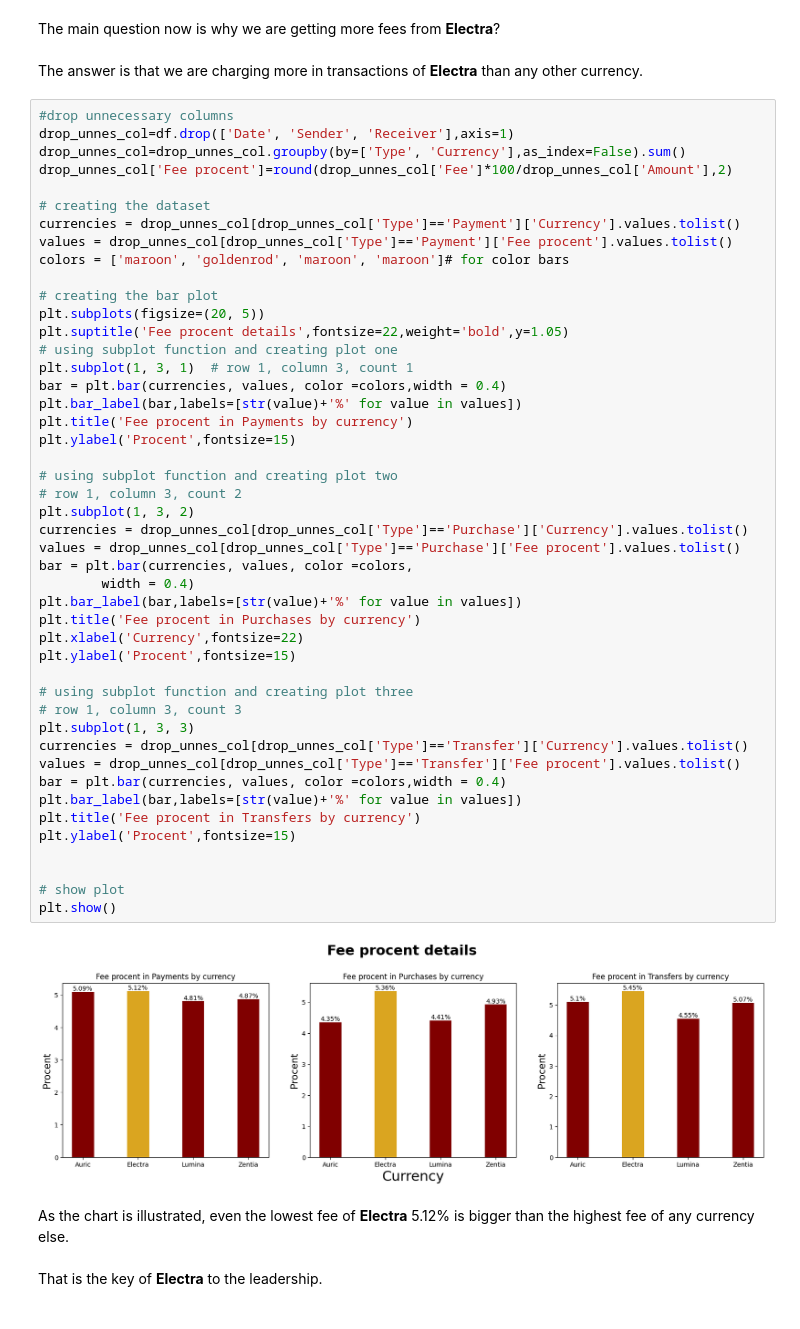
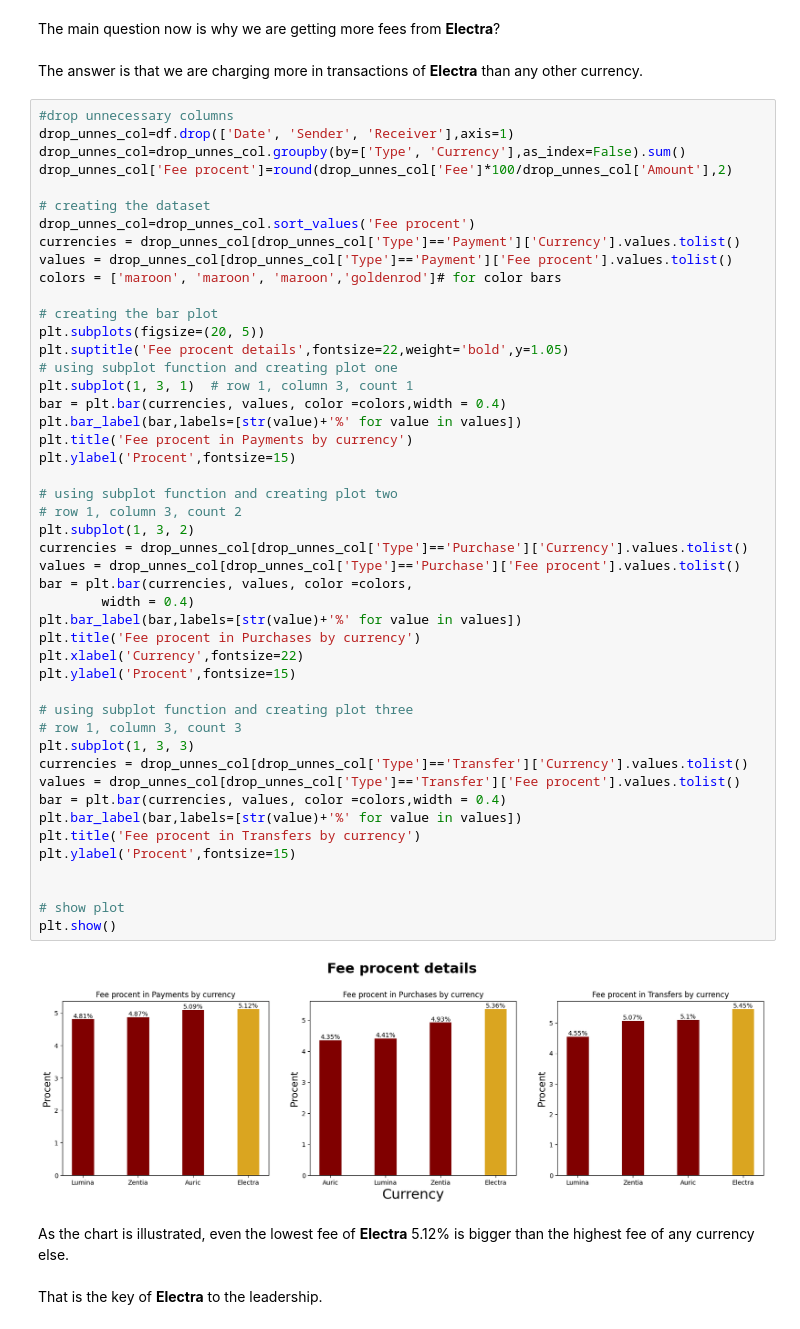
Before and after one commit to DzmitryPihulski/Cleaning-and-describing-dataset, a Jupyter notebook: Cleaning and describing a dataset.ipynb, the cells around one changed output. Drawn from its saved outputs; the diff is of its cells as text.

```diff
--- a/Cleaning and describing a dataset.ipynb
+++ b/Cleaning and describing a dataset.ipynb
@@ -270,9 +274,10 @@ drop_unnes_col=drop_unnes_col.groupby(by=['Type', 'Currency'],as_index=False).su
 drop_unnes_col['Fee procent']=round(drop_unnes_col['Fee']*100/drop_unnes_col['Amount'],2)
 
 # creating the dataset
+drop_unnes_col=drop_unnes_col.sort_values('Fee procent')
 currencies = drop_unnes_col[drop_unnes_col['Type']=='Payment']['Currency'].values.tolist()
 values = drop_unnes_col[drop_unnes_col['Type']=='Payment']['Fee procent'].values.tolist()
-colors = ['maroon', 'goldenrod', 'maroon', 'maroon']# for color bars
+colors = ['maroon', 'maroon', 'maroon','goldenrod']# for color bars
 
 # creating the bar plot
 plt.subplots(figsize=(20, 5))
@@ -283,34 +288,34 @@ bar = plt.bar(currencies, values, color =colors,width = 0.4)
 plt.bar_label(bar,labels=[str(value)+'%' for value in values])
 plt.title('Fee procent in Payments by currency')
 plt.ylabel('Procent',fontsize=15)
 
 # using subplot function and creating plot two
 # row 1, column 3, count 2
 plt.subplot(1, 3, 2)
 currencies = drop_unnes_col[drop_unnes_col['Type']=='Purchase']['Currency'].values.tolist()
 values = drop_unnes_col[drop_unnes_col['Type']=='Purchase']['Fee procent'].values.tolist()
 bar = plt.bar(currencies, values, color =colors,
         width = 0.4)
 plt.bar_label(bar,labels=[str(value)+'%' for value in values])
 plt.title('Fee procent in Purchases by currency')
 plt.xlabel('Currency',fontsize=22)
 plt.ylabel('Procent',fontsize=15)
 
 # using subplot function and creating plot three
 # row 1, column 3, count 3
 plt.subplot(1, 3, 3)
 currencies = drop_unnes_col[drop_unnes_col['Type']=='Transfer']['Currency'].values.tolist()
 values = drop_unnes_col[drop_unnes_col['Type']=='Transfer']['Fee procent'].values.tolist()
 bar = plt.bar(currencies, values, color =colors,width = 0.4)
 plt.bar_label(bar,labels=[str(value)+'%' for value in values])
 plt.title('Fee procent in Transfers by currency')
 plt.ylabel('Procent',fontsize=15)
 
 
 # show plot
 plt.show()
 # %% [output]
-[figure, old version]
+[figure, new version]
 # %% [markdown]
 As the chart is illustrated, even the lowest fee of <b>Electra</b> 5.12% is bigger than the highest fee of any currency else. <br><br>That is the key of <b>Electra</b> to the leadership.
 # %% [markdown]
```
Also changed, not shown: parts of 7 cells of this notebook.
